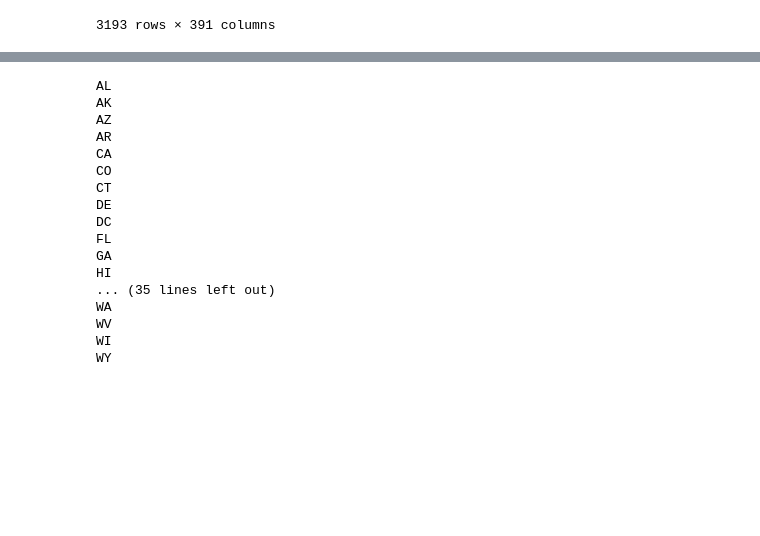
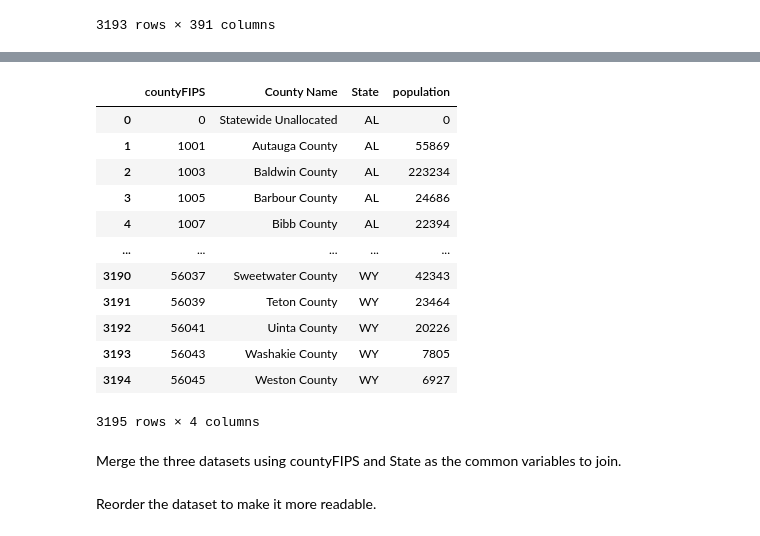
Before and after one commit to UNCG-CSE/SP-21_COVID-Team_4, a Jupyter notebook: src/team/stage_I/covid_19_dataset.ipynb, the cells around one changed output, grey strips where cells are left out. Cells and saved outputs as stored; diff of their text form; code cells hidden in the pictures; blank space fills up the shorter version.

```diff
--- a/src/team/stage_I/covid_19_dataset.ipynb
+++ b/src/team/stage_I/covid_19_dataset.ipynb
@@ -122,21 +45,18 @@ deaths[1:][cases['State']=='DC']
-# %%
-for i in cases[1:]['State'].unique():
-    print(i)
-# %% [output]
-AL
-AK
-AZ
-AR
-CA
-CO
-CT
-DE
-DC
-FL
-GA
-HI
-... (35 lines left out)
-WA
-WV
-WI
-WY
+# %%
+population
+# %% [output]
+|  | countyFIPS | County Name | State | population |
+| 0 | 0 | Statewide Unallocated | AL | 0 |
+| 1 | 1001 | Autauga County | AL | 55869 |
+| 2 | 1003 | Baldwin County | AL | 223234 |
+| 3 | 1005 | Barbour County | AL | 24686 |
+| 4 | 1007 | Bibb County | AL | 22394 |
+| ... | ... | ... | ... | ... |
+| 3190 | 56037 | Sweetwater County | WY | 42343 |
+| 3191 | 56039 | Teton County | WY | 23464 |
+| 3192 | 56041 | Uinta County | WY | 20226 |
+| 3193 | 56043 | Washakie County | WY | 7805 |
+| 3194 | 56045 | Weston County | WY | 6927 |
+3195 rows × 4 columns
+# %% [markdown]
+Merge the three datasets using countyFIPS and State as the common variables to join.
@@ -142,0 +66,2 @@ WY
+# %% [markdown]
+Reorder the dataset to make it more readable.
```
Also changed, not shown: parts of 26 cells of this notebook.
